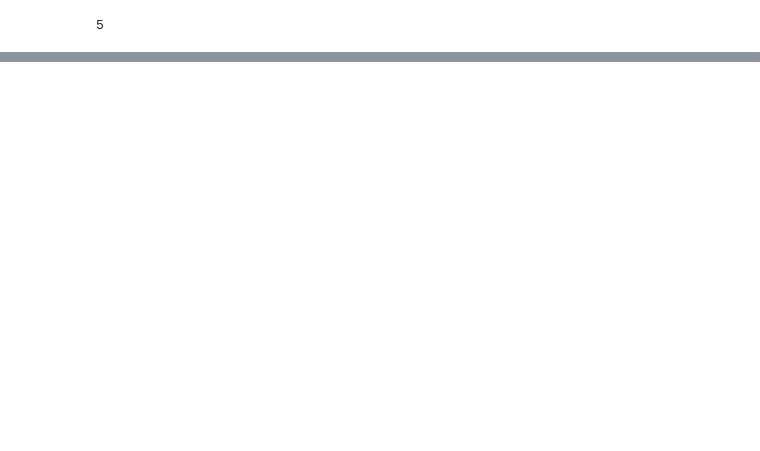
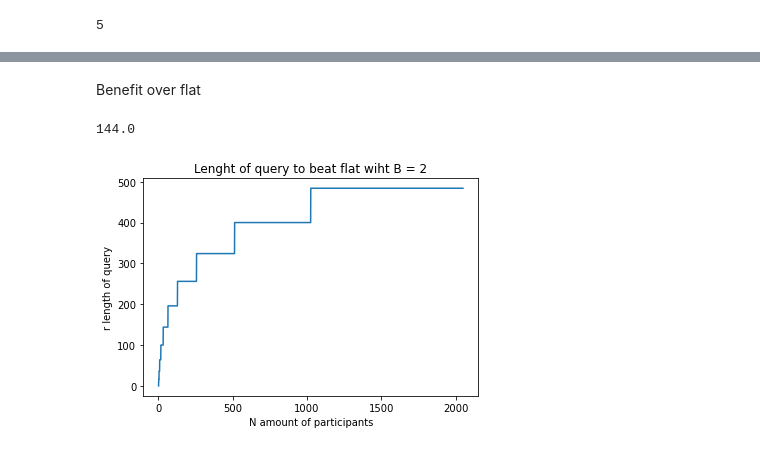
Before and after one commit to j-friis/Bachelors-Thesis, a Jupyter notebook: Implementation/local_hh.ipynb, the cells around one changed output, grey strips where cells are left out. Cells and saved outputs as stored; diff of their text form; code cells hidden in the pictures; blank space fills up the shorter version.

```diff
--- a/Implementation/local_hh.ipynb
+++ b/Implementation/local_hh.ipynb
@@ -1155,0 +1222,29 @@ Paths
+# %% [markdown]
+Benefit over flat
+# %%
+D = 64
+b = 2
+#r = 10
+h = int(np.ceil(np.log(D) / np.log(b)))
+alpha = (np.log(r) / np.log(b))
+print(2*b*(np.log(D) / np.log(b))**2)
+# %% [output]
+144.0
+# %%
+def myfunc_dis(x):
+    return 2*b*int(np.ceil(np.log(x) / np.log(b)))**2
+
+def myfunc_cont(x):
+    return 2*b*(np.log(x) / np.log(b))**2
+
+def plot_flat_vs_hh(b):
+    xs = np.linspace(1,2048,10000)
+    f2 = np.vectorize(myfunc_dis)
+    plt.plot(xs,f2(xs))
+    plt.xlabel("N amount of participants")
+    plt.ylabel("r length of query")
+    plt.title(f"Lenght of query to beat flat wiht B = {b}")
+
+plot_flat_vs_hh(b)
+# %% [output]
+[figure, added]
```
Also changed, not shown: parts of 26 cells of this notebook, 1 other file.
